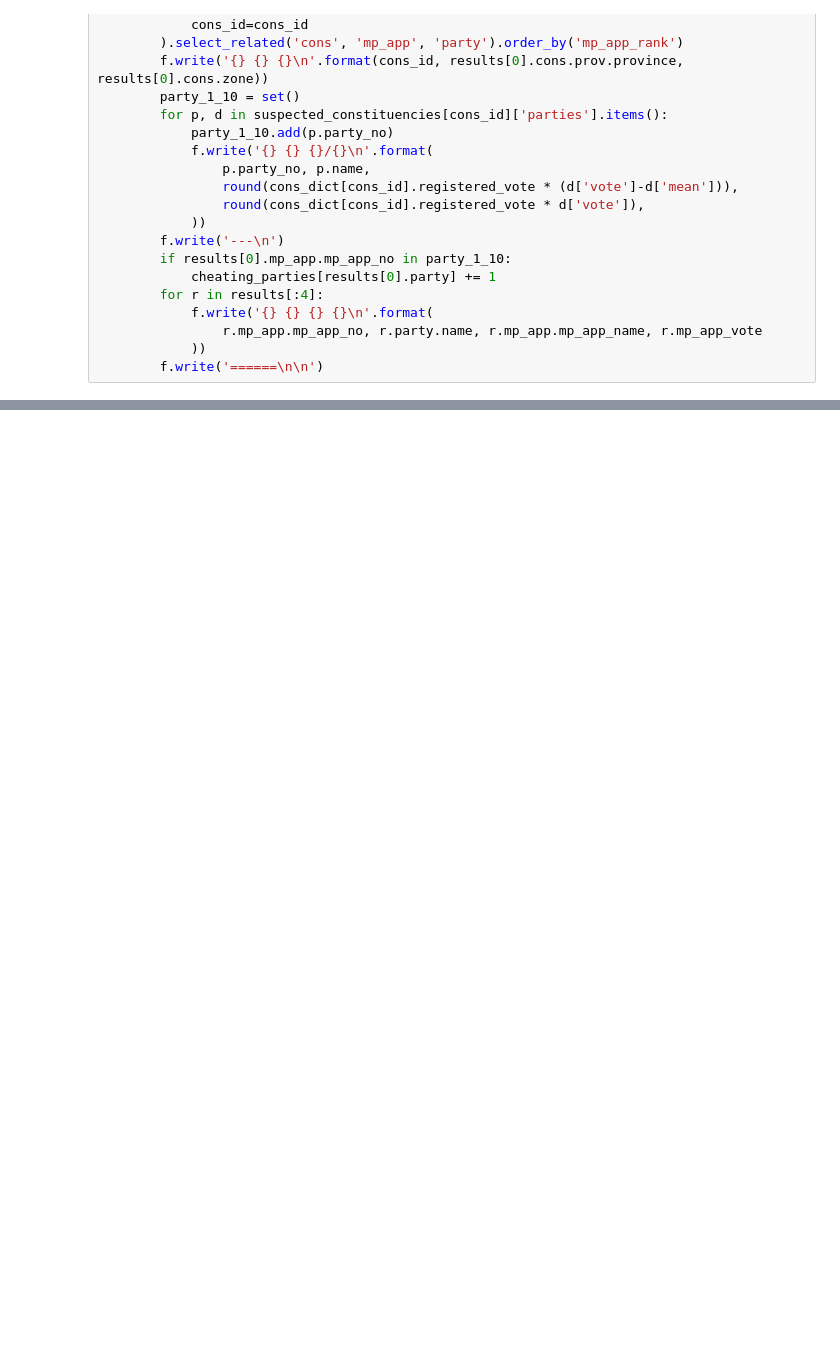
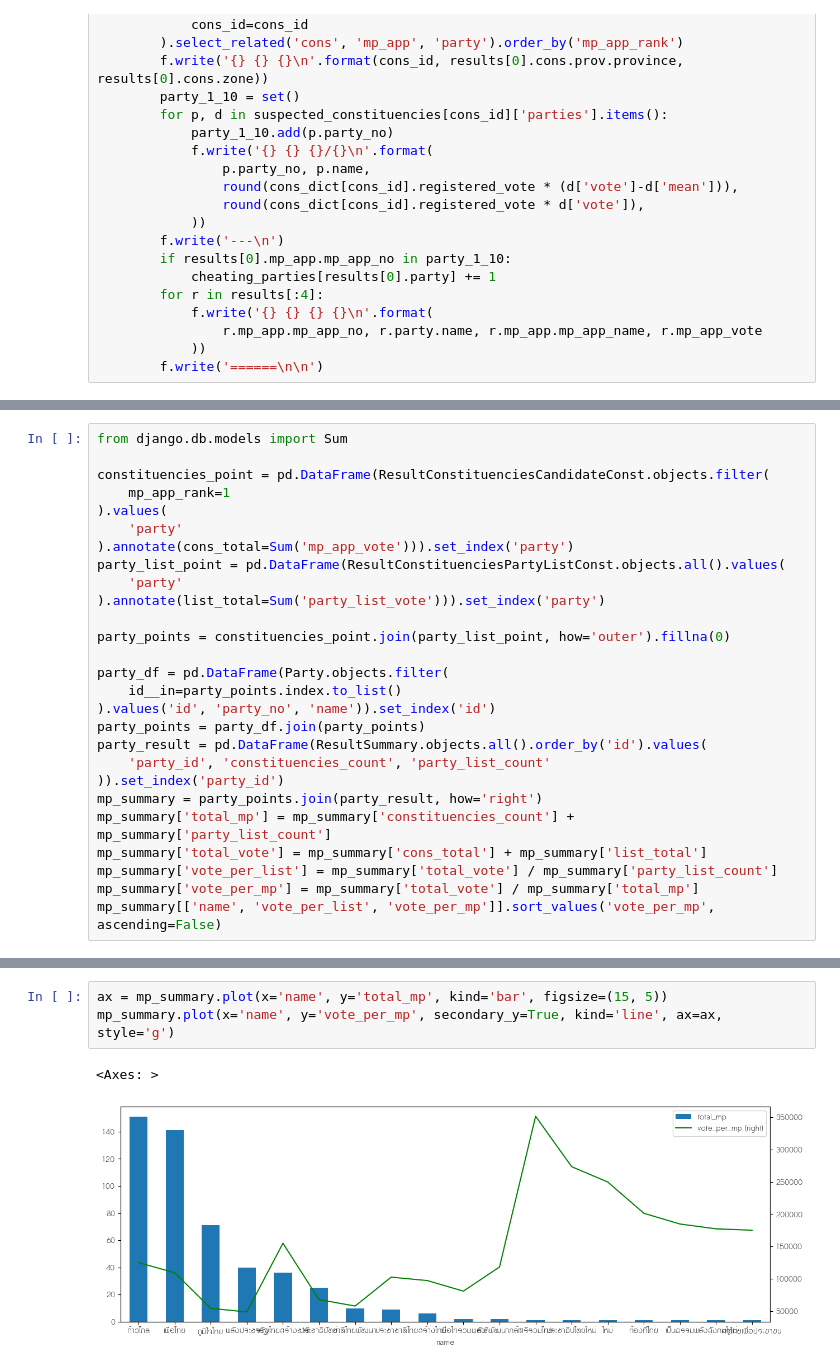
Before and after one commit to longman694/ect_66_analysis, a Jupyter notebook: analyze.ipynb, the cells around one changed output, grey strips where cells are left out. Saved outputs shown, nothing was run; the diff lists cells and outputs as text; blank space fills up the shorter version.

```diff
--- a/analyze.ipynb
+++ b/analyze.ipynb
@@ -259,0 +312,27 @@ defaultdict(<function __main__.<lambda>()>,
+# %%
+from django.db.models import Sum
+
+constituencies_point = pd.DataFrame(ResultConstituenciesCandidateConst.objects.filter(
+    mp_app_rank=1
+).values(
+    'party'
+).annotate(cons_total=Sum('mp_app_vote'))).set_index('party')
+party_list_point = pd.DataFrame(ResultConstituenciesPartyListConst.objects.all().values(
+    'party'
+).annotate(list_total=Sum('party_list_vote'))).set_index('party')
+
+party_points = constituencies_point.join(party_list_point, how='outer').fillna(0)
+
+party_df = pd.DataFrame(Party.objects.filter(
+    id__in=party_points.index.to_list()
+).values('id', 'party_no', 'name')).set_index('id')
+party_points = party_df.join(party_points)
+party_result = pd.DataFrame(ResultSummary.objects.all().order_by('id').values(
+    'party_id', 'constituencies_count', 'party_list_count'
+)).set_index('party_id')
+mp_summary = party_points.join(party_result, how='right')
+mp_summary['total_mp'] = mp_summary['constituencies_count'] + mp_summary['party_list_count']
+mp_summary['total_vote'] = mp_summary['cons_total'] + mp_summary['list_total']
+mp_summary['vote_per_list'] = mp_summary['total_vote'] / mp_summary['party_list_count']
+mp_summary['vote_per_mp'] = mp_summary['total_vote'] / mp_summary['total_mp']
+mp_summary[['name', 'vote_per_list', 'vote_per_mp']].sort_values('vote_per_mp', ascending=False)
@@ -259,0 +400,6 @@ defaultdict(<function __main__.<lambda>()>,
+# %%
+ax = mp_summary.plot(x='name', y='total_mp', kind='bar', figsize=(15, 5))
+mp_summary.plot(x='name', y='vote_per_mp', secondary_y=True, kind='line', ax=ax, style='g')
+# %% [output]
+<Axes: >
+[figure, added]
```
Also changed, not shown: parts of 15 cells of this notebook, 3 other files.
